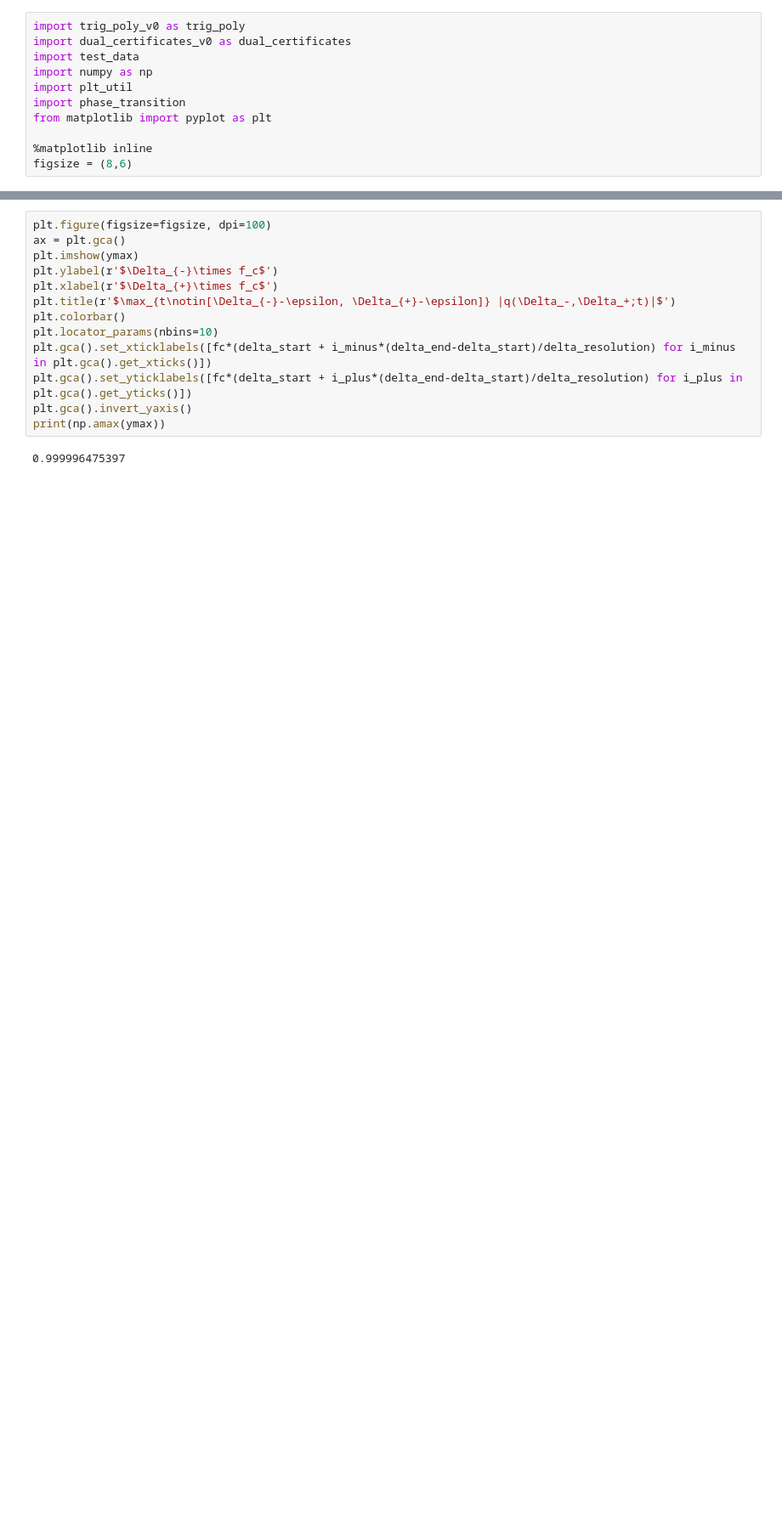
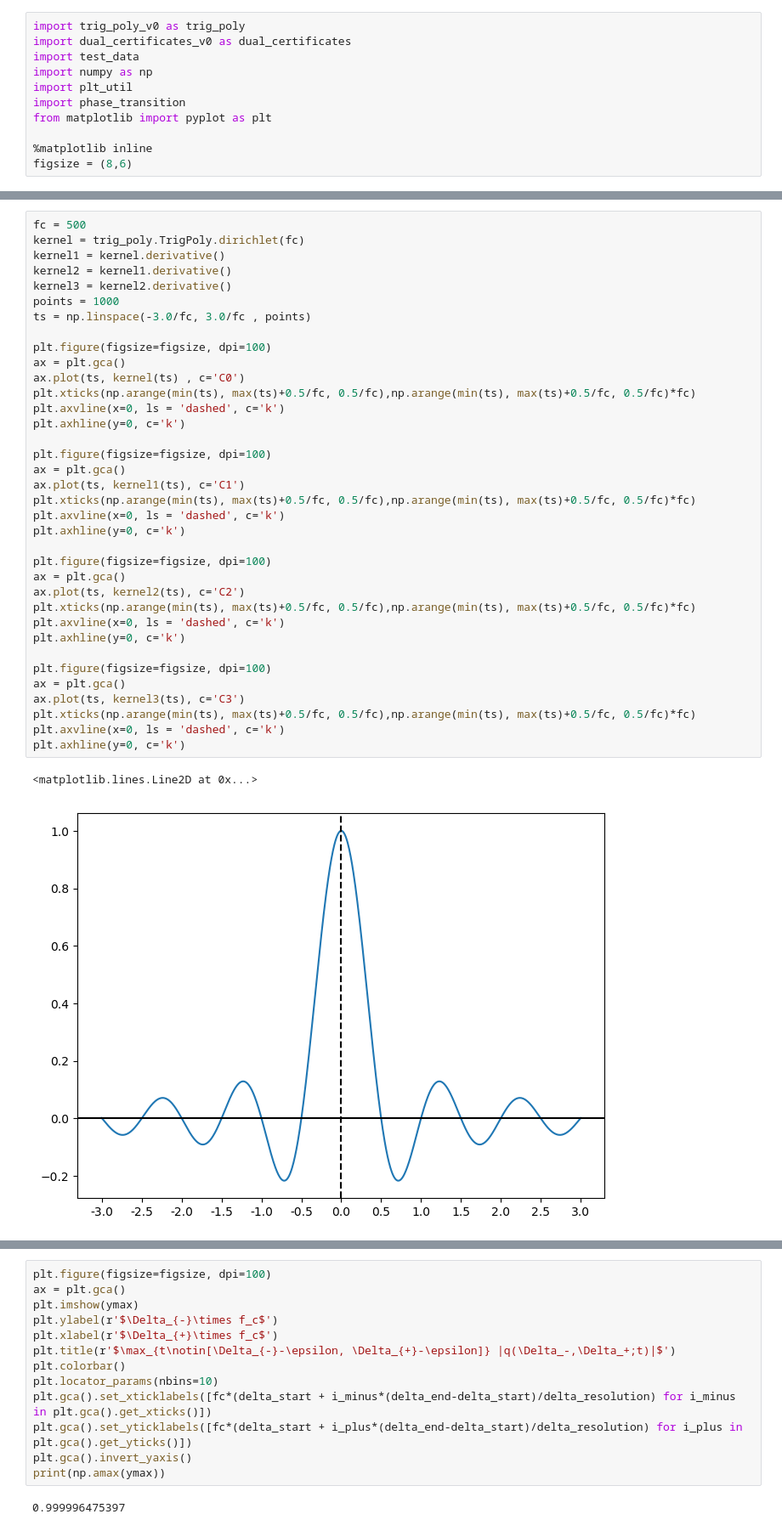
Before and after one commit to eonaran/sr_multisignals, a Jupyter notebook: finding_bounds.ipynb, the cells around one changed output, grey strips where cells are left out. Shown at 85% size. Drawn from its saved outputs; the diff is of its cells as text; blank space fills up the shorter version.

```diff
--- a/finding_bounds.ipynb
+++ b/finding_bounds.ipynb
@@ -50,0 +53,39 @@ for i_minus in range(delta_resolution):
+# %%
+fc = 500
+kernel = trig_poly.TrigPoly.dirichlet(fc)
+kernel1 = kernel.derivative()
+kernel2 = kernel1.derivative()
+kernel3 = kernel2.derivative()
+points = 1000
+ts = np.linspace(-3.0/fc, 3.0/fc , points)
+
+plt.figure(figsize=figsize, dpi=100)
+ax = plt.gca()
+ax.plot(ts, kernel(ts) , c='C0')
+plt.xticks(np.arange(min(ts), max(ts)+0.5/fc, 0.5/fc),np.arange(min(ts), max(ts)+0.5/fc, 0.5/fc)*fc)
+plt.axvline(x=0, ls = 'dashed', c='k')
+plt.axhline(y=0, c='k')
+
+plt.figure(figsize=figsize, dpi=100)
+ax = plt.gca()
+ax.plot(ts, kernel1(ts), c='C1')
+plt.xticks(np.arange(min(ts), max(ts)+0.5/fc, 0.5/fc),np.arange(min(ts), max(ts)+0.5/fc, 0.5/fc)*fc)
+plt.axvline(x=0, ls = 'dashed', c='k')
+plt.axhline(y=0, c='k')
+
+plt.figure(figsize=figsize, dpi=100)
+ax = plt.gca()
+ax.plot(ts, kernel2(ts), c='C2')
+plt.xticks(np.arange(min(ts), max(ts)+0.5/fc, 0.5/fc),np.arange(min(ts), max(ts)+0.5/fc, 0.5/fc)*fc)
+plt.axvline(x=0, ls = 'dashed', c='k')
+plt.axhline(y=0, c='k')
+
+plt.figure(figsize=figsize, dpi=100)
+ax = plt.gca()
+ax.plot(ts, kernel3(ts), c='C3')
+plt.xticks(np.arange(min(ts), max(ts)+0.5/fc, 0.5/fc),np.arange(min(ts), max(ts)+0.5/fc, 0.5/fc)*fc)
+plt.axvline(x=0, ls = 'dashed', c='k')
+plt.axhline(y=0, c='k')
+# %% [output]
+<matplotlib.lines.Line2D at 0x...>
+[figure, added]
```
Also changed, not shown: parts of 2 cells of this notebook, 4 other files.
